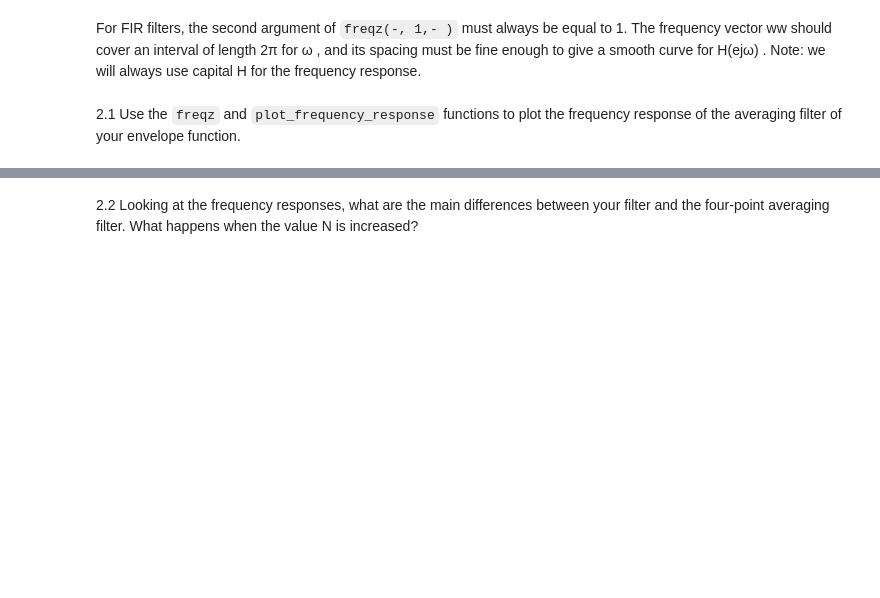
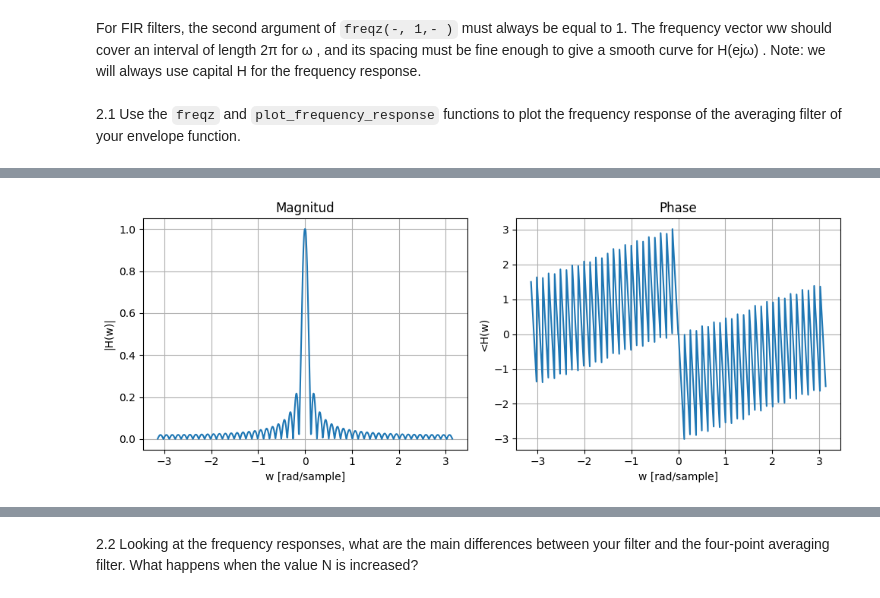
Before and after one commit to bernatnogueras/sis1_group202_bernat, a Jupyter notebook: labs/Lab5.ipynb, the cells around one changed output, grey strips where cells are left out. Saved outputs shown, nothing was run; the diff lists cells and outputs as text; code cells hidden in the pictures; blank space fills up the shorter version.

```diff
--- a/labs/Lab5.ipynb
+++ b/labs/Lab5.ipynb
@@ -108,0 +111,6 @@ plot_frequency_response(ww_env, H_env)
+# %%
+N = 50
+h = np.ones(N)/N
+plot_frequency_response(h, 1024)
+# %% [output]
+[figure, added]
```
Also changed, not shown: parts of 18 cells of this notebook.
